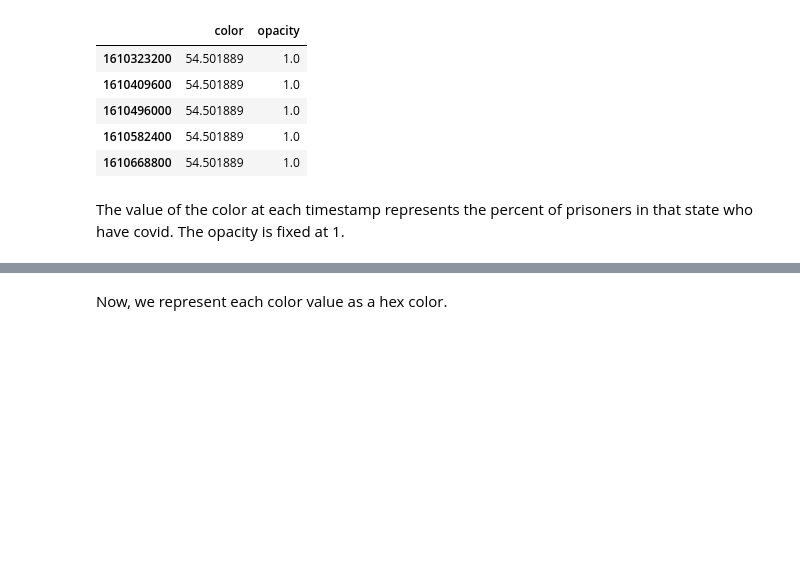
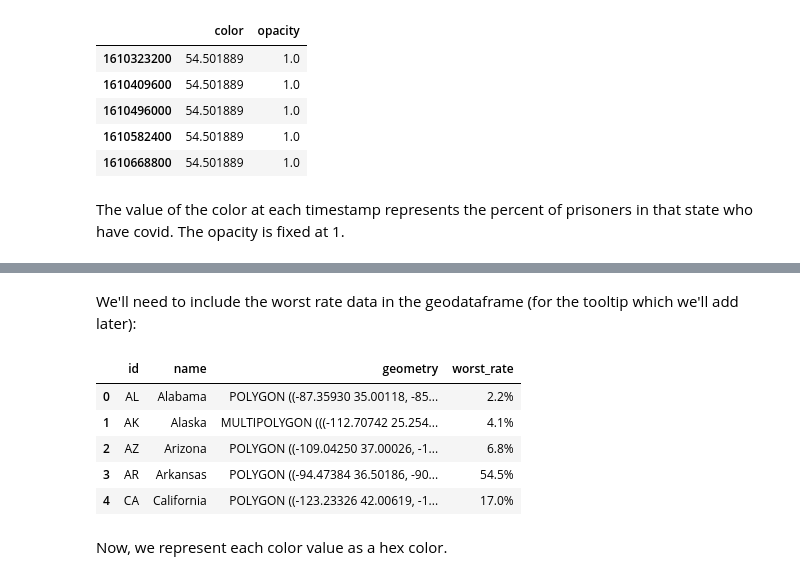
Before and after one commit to william-rice/covid-prisons, a Jupyter notebook: map_viz.ipynb, the cells around one changed output, grey strips where cells are left out. Cells and saved outputs as stored; diff of their text form; code cells hidden in the pictures; blank space fills up the shorter version.

Commit message:
add tooltip

```diff
--- a/map_viz.ipynb
+++ b/map_viz.ipynb
@@ -269,3 +270,21 @@ ax = styledata.get(4).plot()
+# %% [markdown]
+We'll need to include the worst rate data in the geodataframe (for the tooltip which we'll add later):
+# %%
+worst_rate = []
+for state in range(0,50):
+    worst = max(styledata.get(state)['color'])
+    worst = str(round(worst,1)) + "%"
+    worst_rate.append(worst)
+
+gdf['worst_rate'] = worst_rate
+gdf.head()
+# %% [output]
+|  | id | name | geometry | worst_rate |
+| 0 | AL | Alabama | POLYGON ((-87.35930 35.00118, -85... | 2.2% |
+| 1 | AK | Alaska | MULTIPOLYGON (((-112.70742 25.254... | 4.1% |
+| 2 | AZ | Arizona | POLYGON ((-109.04250 37.00026, -1... | 6.8% |
+| 3 | AR | Arkansas | POLYGON ((-94.47384 36.50186, -90... | 54.5% |
+| 4 | CA | California | POLYGON ((-123.23326 42.00619, -1... | 17.0% |
 # %% [markdown]
 Now, we represent each color value as a hex color.
 # %%
```
Also changed, not shown: parts of 13 cells of this notebook, 1 other file.
